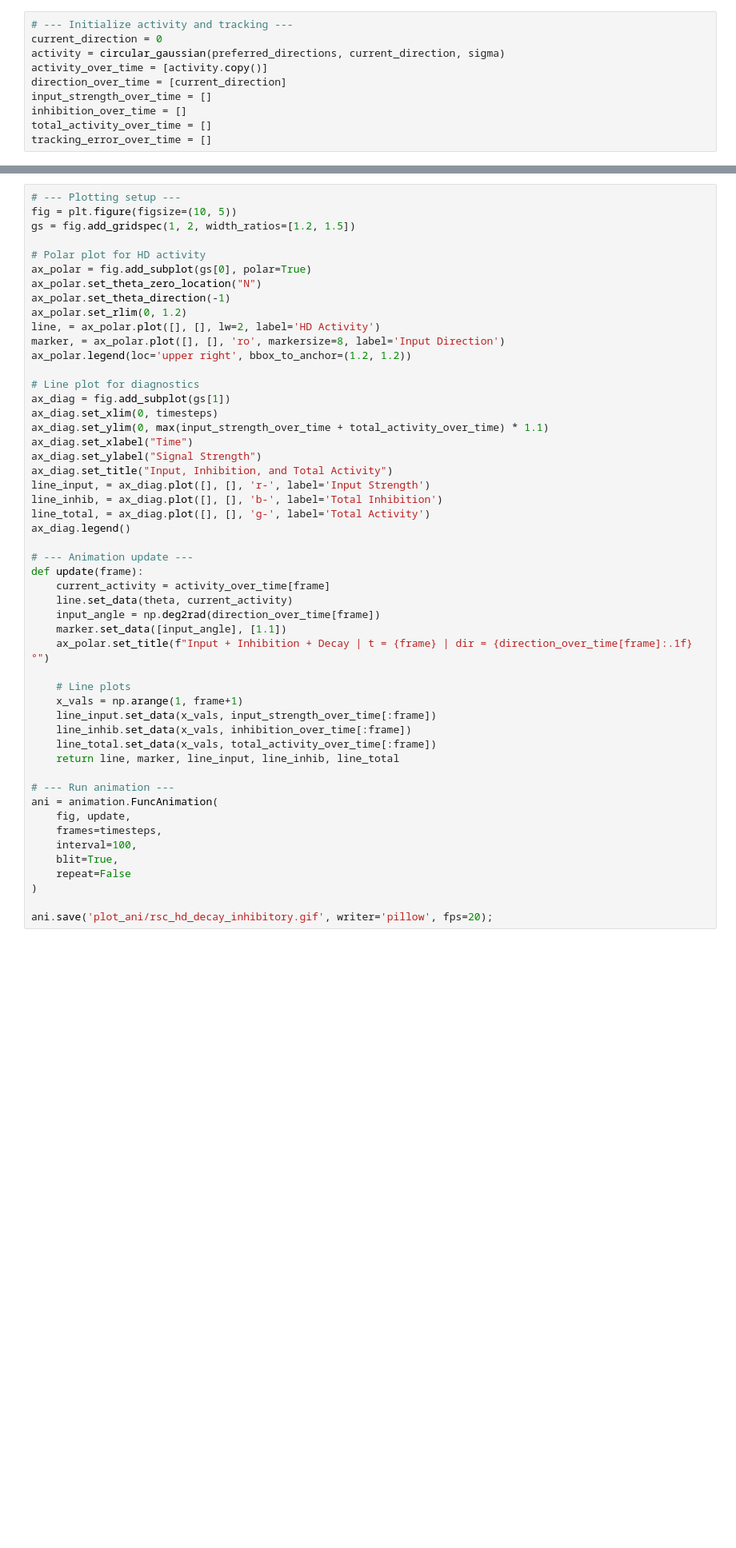
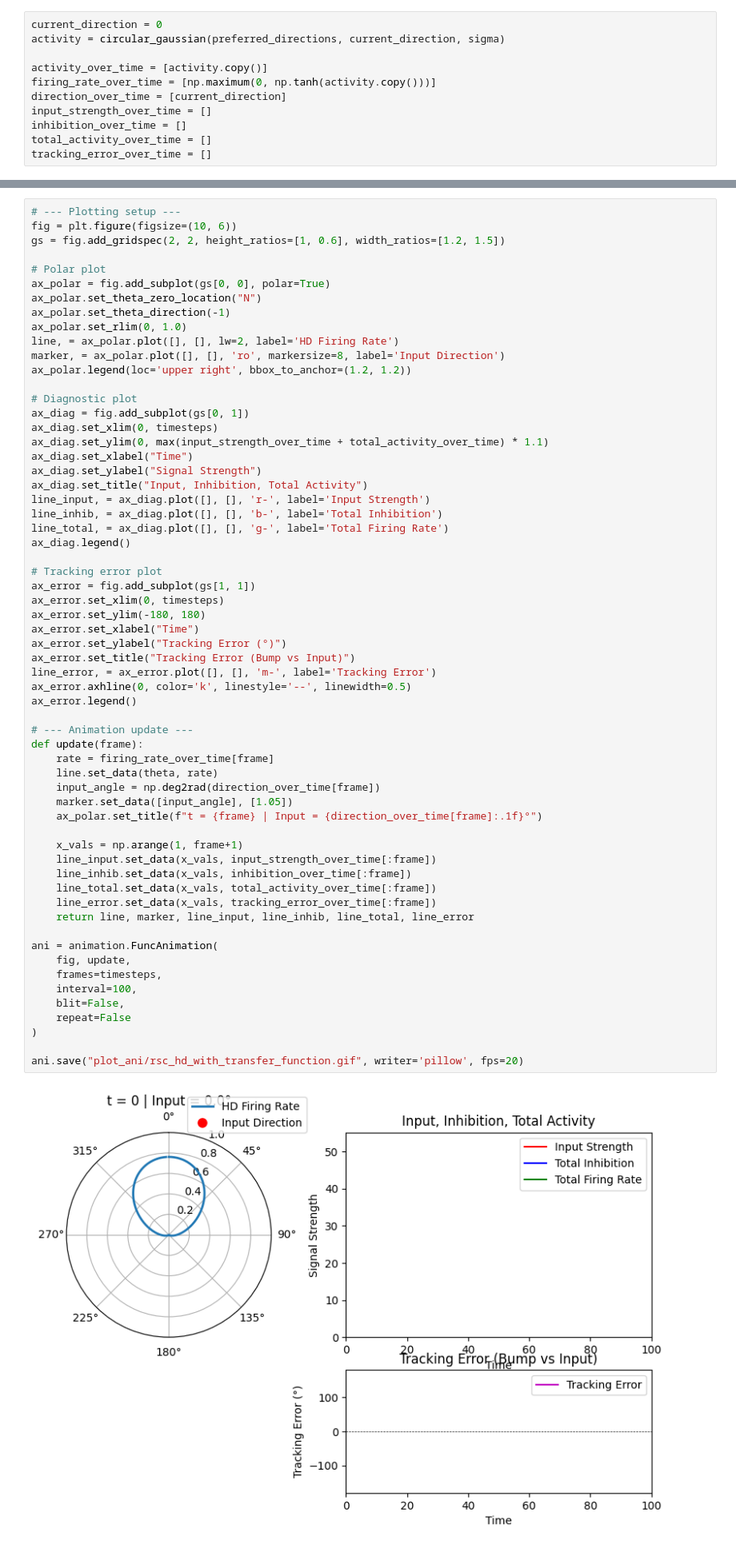
Before and after one commit to sangeethankumar/Consulting, a Jupyter notebook: Head Direction/LearningProjects/RSC_HD/RSC_HD_Inhibit_Decay.ipynb, the cells around one changed output, grey strips where cells are left out. Shown at 80% size. Cells and saved outputs as stored; diff of their text form; blank space fills up the shorter version.

Commit message:
firing rate

```diff
--- a/Head Direction/LearningProjects/RSC_HD/RSC_HD_Inhibit_Decay.ipynb
+++ b/Head Direction/LearningProjects/RSC_HD/RSC_HD_Inhibit_Decay.ipynb
@@ -24,10 +26,11 @@ def circular_gaussian(x, mu, sigma):
     delta = np.angle(np.exp(1j * np.deg2rad(x - mu)), deg=True)
     return np.exp(-0.5 * (delta / sigma) ** 2)
 # %%
-# --- Initialize activity and tracking ---
 current_direction = 0
 activity = circular_gaussian(preferred_directions, current_direction, sigma)
+
 activity_over_time = [activity.copy()]
+firing_rate_over_time = [np.maximum(0, np.tanh(activity.copy()))]
 direction_over_time = [current_direction]
 input_strength_over_time = []
 inhibition_over_time = []
@@ -65,51 +85,63 @@ activity_over_time = np.array(activity_over_time)
 # %%
 # --- Plotting setup ---
-fig = plt.figure(figsize=(10, 5))
-gs = fig.add_gridspec(1, 2, width_ratios=[1.2, 1.5])
+fig = plt.figure(figsize=(10, 6))
+gs = fig.add_gridspec(2, 2, height_ratios=[1, 0.6], width_ratios=[1.2, 1.5])
 
-# Polar plot for HD activity
-ax_polar = fig.add_subplot(gs[0], polar=True)
+# Polar plot
+ax_polar = fig.add_subplot(gs[0, 0], polar=True)
 ax_polar.set_theta_zero_location("N")
 ax_polar.set_theta_direction(-1)
-ax_polar.set_rlim(0, 1.2)
-line, = ax_polar.plot([], [], lw=2, label='HD Activity')
+ax_polar.set_rlim(0, 1.0)
+line, = ax_polar.plot([], [], lw=2, label='HD Firing Rate')
 marker, = ax_polar.plot([], [], 'ro', markersize=8, label='Input Direction')
 ax_polar.legend(loc='upper right', bbox_to_anchor=(1.2, 1.2))
 
-# Line plot for diagnostics
-ax_diag = fig.add_subplot(gs[1])
+# Diagnostic plot
+ax_diag = fig.add_subplot(gs[0, 1])
 ax_diag.set_xlim(0, timesteps)
 ax_diag.set_ylim(0, max(input_strength_over_time + total_activity_over_time) * 1.1)
 ax_diag.set_xlabel("Time")
 ax_diag.set_ylabel("Signal Strength")
-ax_diag.set_title("Input, Inhibition, and Total Activity")
+ax_diag.set_title("Input, Inhibition, Total Activity")
 line_input, = ax_diag.plot([], [], 'r-', label='Input Strength')
 line_inhib, = ax_diag.plot([], [], 'b-', label='Total Inhibition')
-line_total, = ax_diag.plot([], [], 'g-', label='Total Activity')
+line_total, = ax_diag.plot([], [], 'g-', label='Total Firing Rate')
 ax_diag.legend()
+
+# Tracking error plot
+ax_error = fig.add_subplot(gs[1, 1])
+ax_error.set_xlim(0, timesteps)
+ax_error.set_ylim(-180, 180)
+ax_error.set_xlabel("Time")
+ax_error.set_ylabel("Tracking Error (°)")
+ax_error.set_title("Tracking Error (Bump vs Input)")
+line_error, = ax_error.plot([], [], 'm-', label='Tracking Error')
+ax_error.axhline(0, color='k', linestyle='--', linewidth=0.5)
+ax_error.legend()
 
 # --- Animation update ---
 def update(frame):
-    current_activity = activity_over_time[frame]
-    line.set_data(theta, current_activity)
+    rate = firing_rate_over_time[frame]
+    line.set_data(theta, rate)
     input_angle = np.deg2rad(direction_over_time[frame])
-    marker.set_data([input_angle], [1.1])
-    ax_polar.set_title(f"Input + Inhibition + Decay | t = {frame} | dir = {direction_over_time[frame]:.1f}°")
+    marker.set_data([input_angle], [1.05])
+    ax_polar.set_title(f"t = {frame} | Input = {direction_over_time[frame]:.1f}°")
 
-    # Line plots
     x_vals = np.arange(1, frame+1)
     line_input.set_data(x_vals, input_strength_over_time[:frame])
     line_inhib.set_data(x_vals, inhibition_over_time[:frame])
     line_total.set_data(x_vals, total_activity_over_time[:frame])
-    return line, marker, line_input, line_inhib, line_total
+    line_error.set_data(x_vals, tracking_error_over_time[:frame])
+    return line, marker, line_input, line_inhib, line_total, line_error
 
-# --- Run animation ---
 ani = animation.FuncAnimation(
     fig, update,
     frames=timesteps,
     interval=100,
-    blit=True,
+    blit=False,
     repeat=False
 )
 
-ani.save('plot_ani/rsc_hd_decay_inhibitory.gif', writer='pillow', fps=20);
+ani.save("plot_ani/rsc_hd_with_transfer_function.gif", writer='pillow', fps=20)
+# %% [output]
+[figure, added]
```
Also changed, not shown: parts of 3 cells of this notebook.
